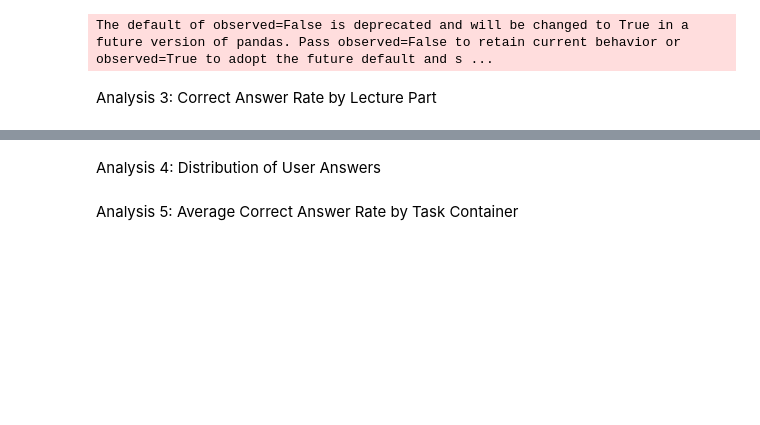
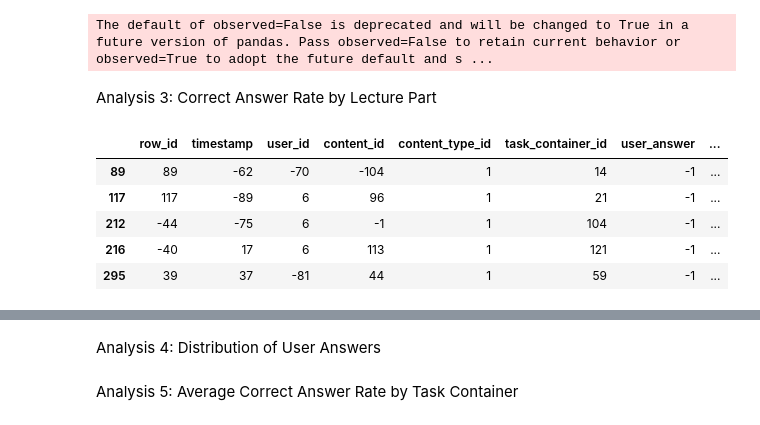
Before and after one commit to Katrin-Pochtar/Masters, a Jupyter notebook: Semester_1/Python/HW3.ipynb, the cells around one changed output, grey strips where cells are left out. Saved outputs shown, nothing was run; the diff lists cells and outputs as text; code cells hidden in the pictures; blank space fills up the shorter version.

```diff
--- a/Semester_1/Python/HW3.ipynb
+++ b/Semester_1/Python/HW3.ipynb
@@ -184,10 +186,10 @@ num_rows_before = train.shape[0]
 print(f"Number of rows before dropping duplicates: {num_rows_before}")
 
 # Drop duplicates (keeping the first occurrence by default)
-train.drop_duplicates(subset=None, keep='first', inplace=False)
+train.drop_duplicates(subset=None, keep='first', inplace=True)
 
 # Count the number of rows after dropping duplicates
-num_rows_after = train_no_duplicates.shape[0]
+num_rows_after = train.shape[0]
 print(f"Number of rows after dropping duplicates: {num_rows_after}")
 
 # Print the difference
@@ -199,3 +202,6 @@ NameError: name 'train_no_duplicates' is not defined
+# %%
+# convert 'prior_question_elapsed_time' to seconds
+train['prior_question_elapsed_time'] = train['prior_question_elapsed_time'] / 1000
 # %%
 # Groupby 'user_answer' and count the occurrences
 user_answer_counts = train['user_answer'].value_counts().reset_index()
@@ -216,8 +222,3 @@ fig = px.bar(answered_correctly_counts, x='answered_correctly', y='count',
              title='Distribution of Answers (Correct/Incorrect)',
              labels={'answered_correctly': 'Answered Correctly', 'count': 'Count'})
 fig.show()
-# %%
-# We need to analyze as many characteristics as possible that affect students' academic performance.
-# Since we are interested in this and there are not many missing values, we can drop unknown values for 'answered_correctly'.
-
-train = train[train['answered_correctly'] != -1]
@@ -224,2 +242,9 @@ train = train[train['answered_correctly'] != -1]
+# %%
+lectures_train_df = pd.merge(
+    left=lectures_train_df, right=lectures,
+    left_on="content_id", right_on="lecture_id",
+)
+
+lectures_train_df = lectures_train_df.drop(["lecture_id"], axis=1)
 # %% [markdown]
 Analysis 1: Impact of Prior Explanation on Correct Answer Rate
@@ -255,3 +286,12 @@ fig2.show()
 The default of observed=False is deprecated and will be changed to True in a future version of pandas. Pass observed=False to retain current behavior or observed=True to adopt the future default and s ...
 # %% [markdown]
 Analysis 3: Correct Answer Rate by Lecture Part
+# %%
+lectures_train_df.head()
+# %% [output]
+|  | row_id | timestamp | user_id | content_id | content_type_id | task_container_id | user_answer | ... |
+| 89 | 89 | -62 | -70 | -104 | 1 | 14 | -1 | ... |
+| 117 | 117 | -89 | 6 | 96 | 1 | 21 | -1 | ... |
+| 212 | -44 | -75 | 6 | -1 | 1 | 104 | -1 | ... |
+| 216 | -40 | 17 | 6 | 113 | 1 | 121 | -1 | ... |
+| 295 | 39 | 37 | -81 | 44 | 1 | 59 | -1 | ... |
```
Also changed, not shown: parts of 33 cells of this notebook.
